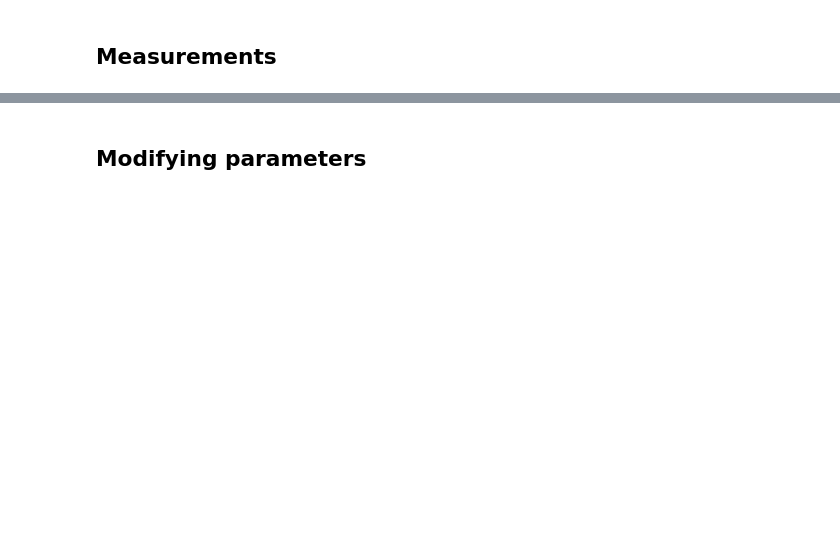
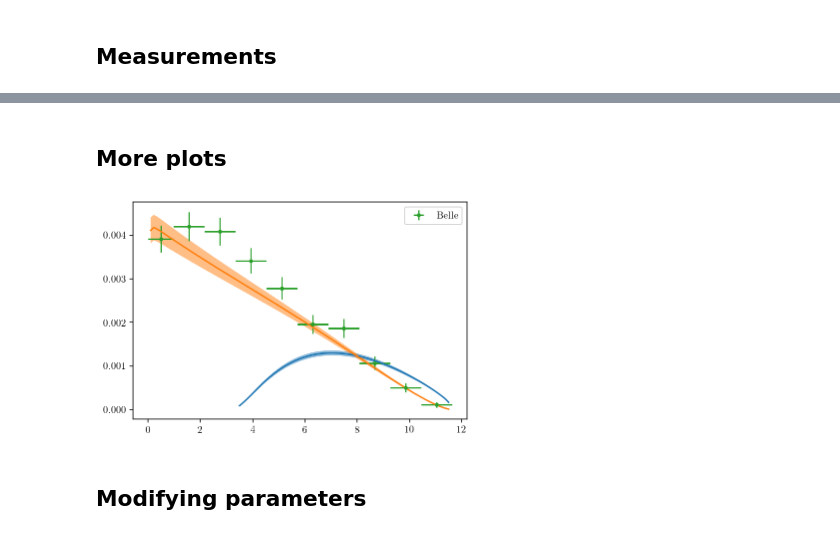
Before and after one commit to DavidMStraub/flavio-smelli-mini-tutorials, a Jupyter notebook: flavio.ipynb, the cells around one changed output, grey strips where cells are left out. Cells and saved outputs as stored; diff of their text form; code cells hidden in the pictures; blank space fills up the shorter version.

```diff
--- a/flavio.ipynb
+++ b/flavio.ipynb
@@ -63,0 +112,2 @@ plt.legend();
+# %% [markdown]
+## More plots
@@ -64,3 +116,10 @@ plt.legend();
+# %%
+fpl.diff_plot_th_err('dBR/dq2(B0->Dtaunu)', 3.5, 11.5)
+fpl.diff_plot_th_err('dBR/dq2(B0->Dmunu)', 0.1, 11.5)
+fpl.bin_plot_exp('<BR>(B0->Dmunu)');
+plt.legend();
+# %% [output]
+[figure, added]
 # %% [markdown]
 ## Modifying parameters
 # %%
```
Also changed, not shown: parts of 22 cells of this notebook, 2 other files.
